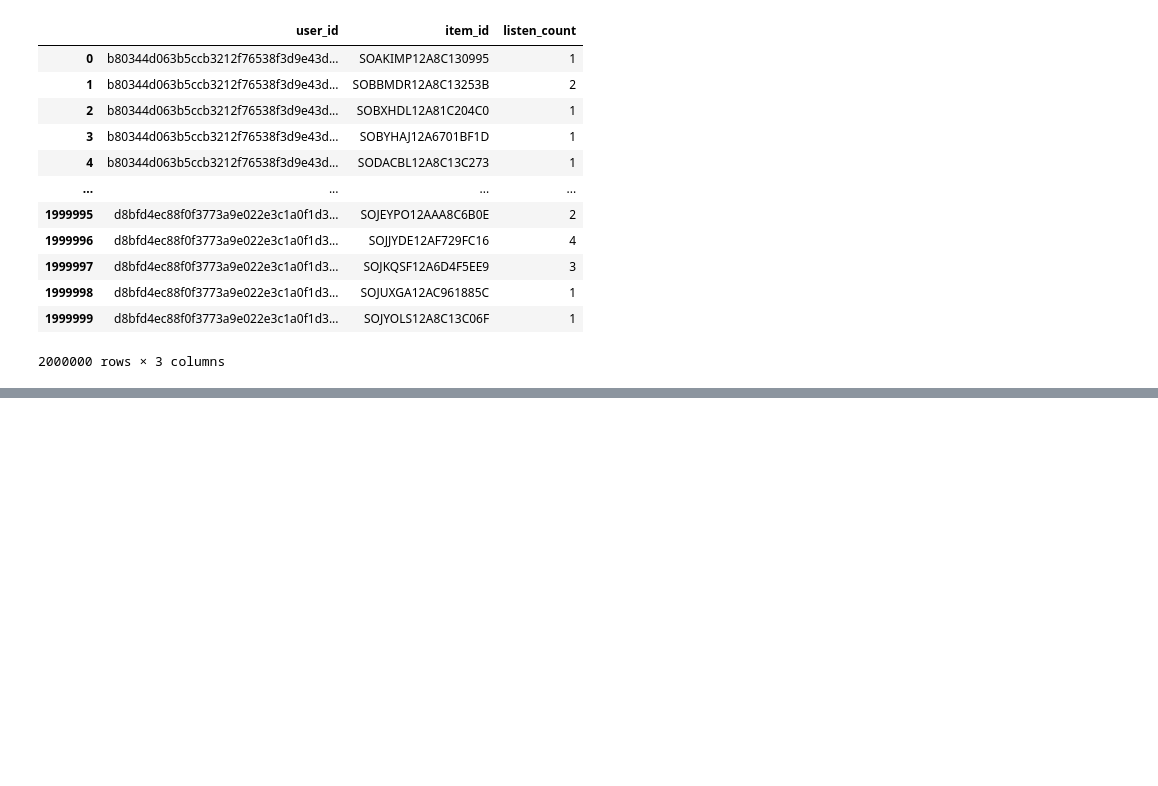
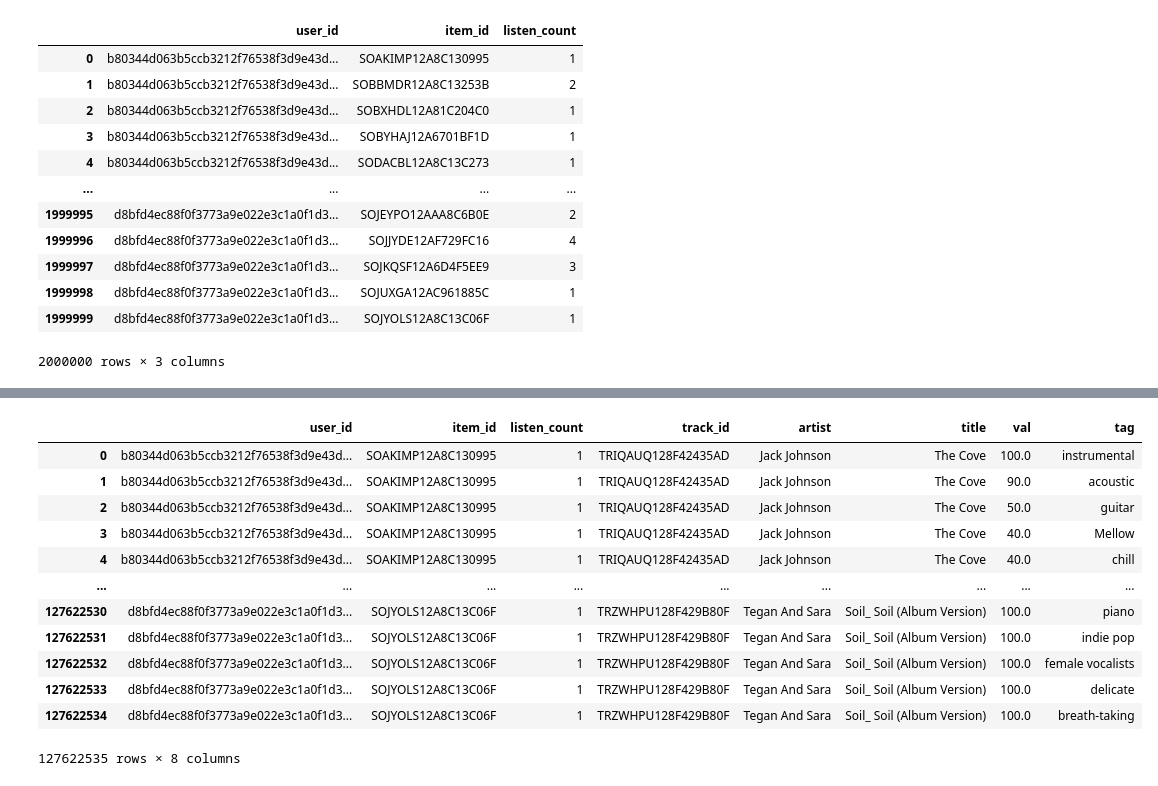
Before and after one commit to atsai24/song_recommender, a Jupyter notebook: data_pipeline.ipynb, the cells around one changed output, grey strips where cells are left out. Saved outputs shown, nothing was run; the diff lists cells and outputs as text; code cells hidden in the pictures; blank space fills up the shorter version.

```diff
--- a/data_pipeline.ipynb
+++ b/data_pipeline.ipynb
@@ -85,0 +238,6 @@ small_merged.to_csv('data/listen_data_updated_id')
+# %%
+tid_tag_df_1.tag = tid_tag_df_1.tag - 1
+# %%
+tid_tag_df_2 = pd.merge(tid_tag_df_1, tag_df, left_on = 'tag', right_index = True, how = 'left').drop(columns = 'tag_x')
+# %%
+tid_tag_df_2.columns = ['val', 'track_id','tag']
@@ -85,0 +276,18 @@ small_merged.to_csv('data/listen_data_updated_id')
+# %%
+listen_data_small_updated = small_merged.drop(columns = ['song_id'])
+# %%
+pd.merge(listen_data_small_updated, tid_tag_df_2, right_on = 'track_id', left_on = 'track_id', how = 'left')
+# %% [output]
+|  | user_id | item_id | listen_count | track_id | artist | title | val | tag |
+| 0 | b80344d063b5ccb3212f76538f3d9e43d... | SOAKIMP12A8C130995 | 1 | TRIQAUQ128F42435AD | Jack Johnson | The Cove | 100.0 | instrumental |
+| 1 | b80344d063b5ccb3212f76538f3d9e43d... | SOAKIMP12A8C130995 | 1 | TRIQAUQ128F42435AD | Jack Johnson | The Cove | 90.0 | acoustic |
+| 2 | b80344d063b5ccb3212f76538f3d9e43d... | SOAKIMP12A8C130995 | 1 | TRIQAUQ128F42435AD | Jack Johnson | The Cove | 50.0 | guitar |
+| 3 | b80344d063b5ccb3212f76538f3d9e43d... | SOAKIMP12A8C130995 | 1 | TRIQAUQ128F42435AD | Jack Johnson | The Cove | 40.0 | Mellow |
+| 4 | b80344d063b5ccb3212f76538f3d9e43d... | SOAKIMP12A8C130995 | 1 | TRIQAUQ128F42435AD | Jack Johnson | The Cove | 40.0 | chill |
+| ... | ... | ... | ... | ... | ... | ... | ... | ... |
+| 127622530 | d8bfd4ec88f0f3773a9e022e3c1a0f1d3... | SOJYOLS12A8C13C06F | 1 | TRZWHPU128F429B80F | Tegan And Sara | Soil_ Soil (Album Version) | 100.0 | piano |
+| 127622531 | d8bfd4ec88f0f3773a9e022e3c1a0f1d3... | SOJYOLS12A8C13C06F | 1 | TRZWHPU128F429B80F | Tegan And Sara | Soil_ Soil (Album Version) | 100.0 | indie pop |
+| 127622532 | d8bfd4ec88f0f3773a9e022e3c1a0f1d3... | SOJYOLS12A8C13C06F | 1 | TRZWHPU128F429B80F | Tegan And Sara | Soil_ Soil (Album Version) | 100.0 | female vocalists |
+| 127622533 | d8bfd4ec88f0f3773a9e022e3c1a0f1d3... | SOJYOLS12A8C13C06F | 1 | TRZWHPU128F429B80F | Tegan And Sara | Soil_ Soil (Album Version) | 100.0 | delicate |
+| 127622534 | d8bfd4ec88f0f3773a9e022e3c1a0f1d3... | SOJYOLS12A8C13C06F | 1 | TRZWHPU128F429B80F | Tegan And Sara | Soil_ Soil (Album Version) | 100.0 | breath-taking |
+127622535 rows × 8 columns
```
Also changed, not shown: parts of 33 cells of this notebook, 1 other file.
